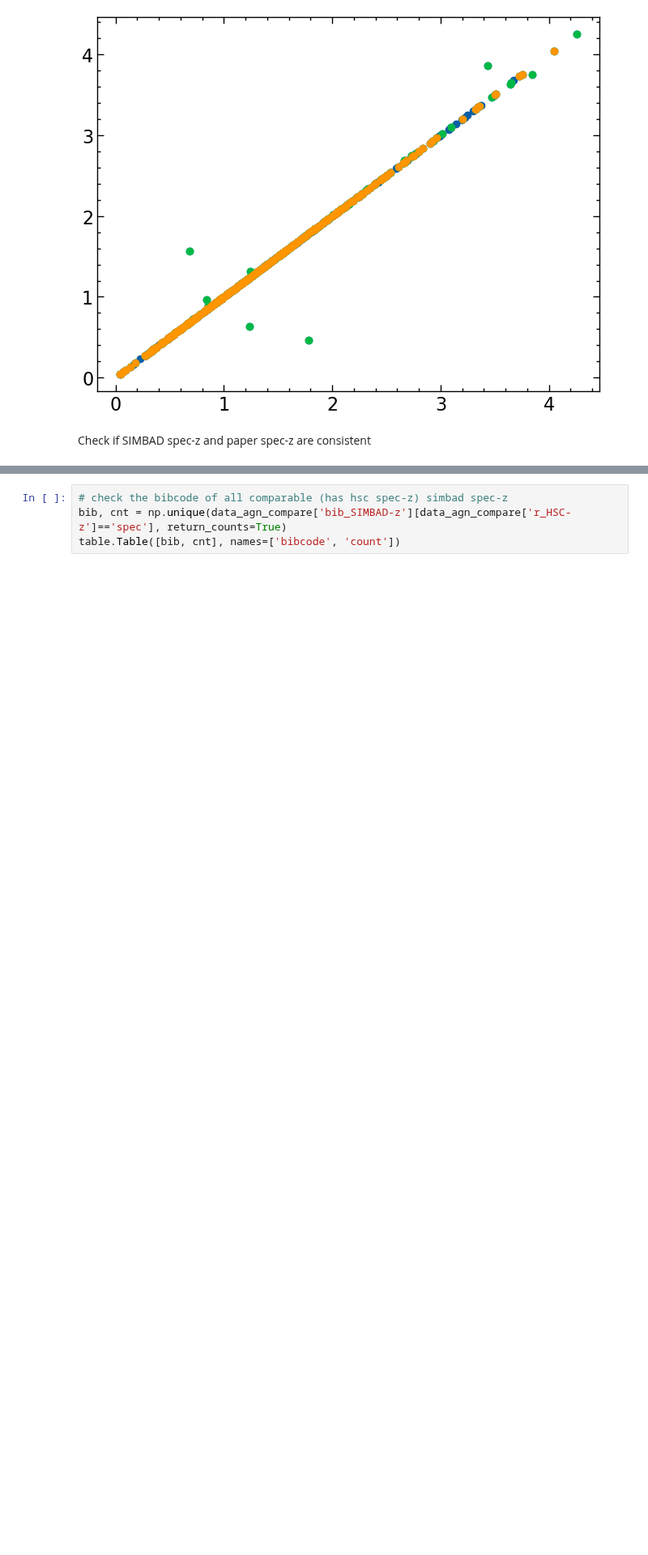
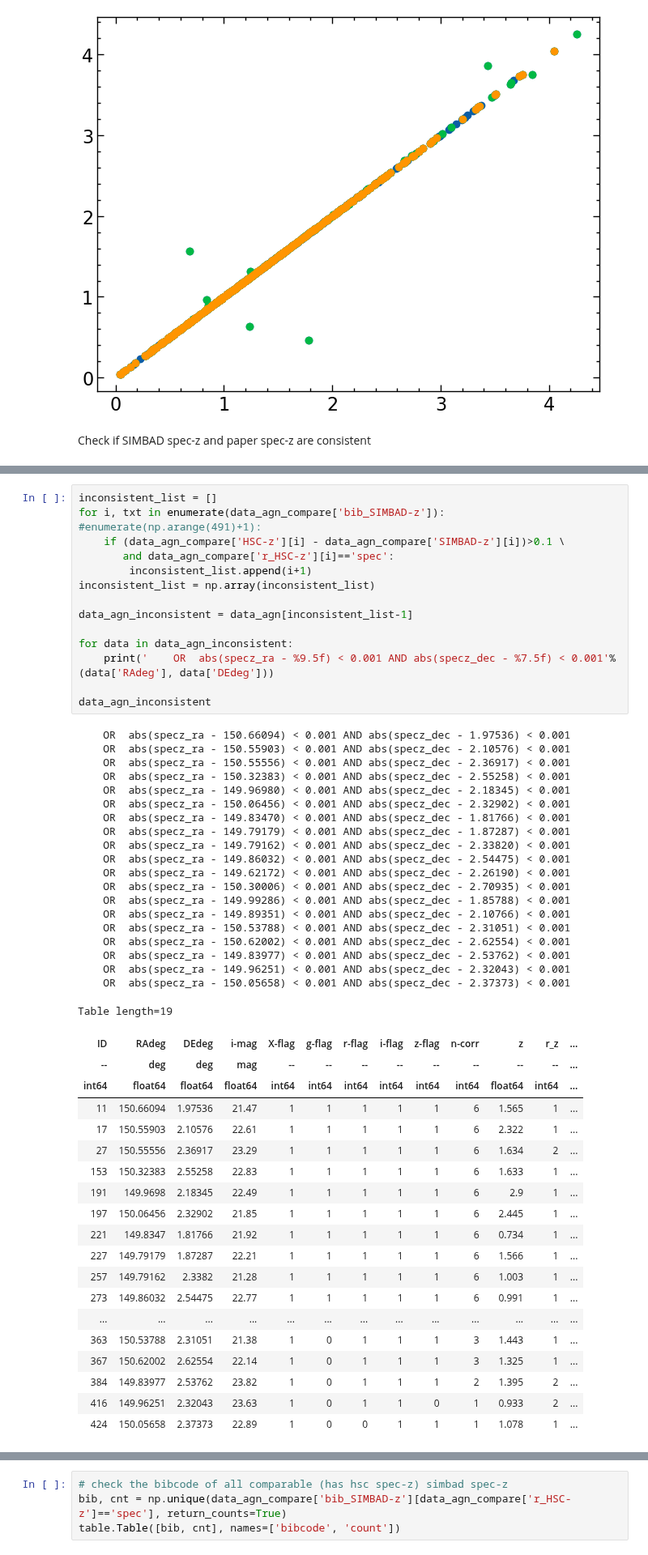
Before and after one commit to Chisen-Lupus/dwarf_agn_cosmos, a Jupyter notebook: hsc-ssp_specz.ipynb, the cells around one changed output, grey strips where cells are left out. Shown at 81% size. Drawn from its saved outputs; the diff is of its cells as text; blank space fills up the shorter version.

```diff
--- a/hsc-ssp_specz.ipynb
+++ b/hsc-ssp_specz.ipynb
@@ -229,0 +230,54 @@ plt.show()
+# %%
+inconsistent_list = []
+for i, txt in enumerate(data_agn_compare['bib_SIMBAD-z']): #enumerate(np.arange(491)+1):
+    if (data_agn_compare['HSC-z'][i] - data_agn_compare['SIMBAD-z'][i])>0.1 \
+       and data_agn_compare['r_HSC-z'][i]=='spec':
+        inconsistent_list.append(i+1)
+inconsistent_list = np.array(inconsistent_list)
+
+data_agn_inconsistent = data_agn[inconsistent_list-1]
+
+for data in data_agn_inconsistent:
+    print('    OR  abs(specz_ra - %9.5f) < 0.001 AND abs(specz_dec - %7.5f) < 0.001'%(data['RAdeg'], data['DEdeg']))
+
+data_agn_inconsistent
+# %% [output]
+    OR  abs(specz_ra - 150.66094) < 0.001 AND abs(specz_dec - 1.97536) < 0.001
+    OR  abs(specz_ra - 150.55903) < 0.001 AND abs(specz_dec - 2.10576) < 0.001
+    OR  abs(specz_ra - 150.55556) < 0.001 AND abs(specz_dec - 2.36917) < 0.001
+    OR  abs(specz_ra - 150.32383) < 0.001 AND abs(specz_dec - 2.55258) < 0.001
+    OR  abs(specz_ra - 149.96980) < 0.001 AND abs(specz_dec - 2.18345) < 0.001
+    OR  abs(specz_ra - 150.06456) < 0.001 AND abs(specz_dec - 2.32902) < 0.001
+    OR  abs(specz_ra - 149.83470) < 0.001 AND abs(specz_dec - 1.81766) < 0.001
+    OR  abs(specz_ra - 149.79179) < 0.001 AND abs(specz_dec - 1.87287) < 0.001
+    OR  abs(specz_ra - 149.79162) < 0.001 AND abs(specz_dec - 2.33820) < 0.001
+    OR  abs(specz_ra - 149.86032) < 0.001 AND abs(specz_dec - 2.54475) < 0.001
+    OR  abs(specz_ra - 149.62172) < 0.001 AND abs(specz_dec - 2.26190) < 0.001
+    OR  abs(specz_ra - 150.30006) < 0.001 AND abs(specz_dec - 2.70935) < 0.001
+    OR  abs(specz_ra - 149.99286) < 0.001 AND abs(specz_dec - 1.85788) < 0.001
+    OR  abs(specz_ra - 149.89351) < 0.001 AND abs(specz_dec - 2.10766) < 0.001
+    OR  abs(specz_ra - 150.53788) < 0.001 AND abs(specz_dec - 2.31051) < 0.001
+    OR  abs(specz_ra - 150.62002) < 0.001 AND abs(specz_dec - 2.62554) < 0.001
+    OR  abs(specz_ra - 149.83977) < 0.001 AND abs(specz_dec - 2.53762) < 0.001
+    OR  abs(specz_ra - 149.96251) < 0.001 AND abs(specz_dec - 2.32043) < 0.001
+    OR  abs(specz_ra - 150.05658) < 0.001 AND abs(specz_dec - 2.37373) < 0.001
+Table length=19
+| ID | RAdeg | DEdeg | i-mag | X-flag | g-flag | r-flag | i-flag | z-flag | n-corr | z | r_z | ... |
+| -- | deg | deg | mag | -- | -- | -- | -- | -- | -- | -- | -- | ... |
+| int64 | float64 | float64 | float64 | int64 | int64 | int64 | int64 | int64 | int64 | float64 | int64 | ... |
+| 11 | 150.66094 | 1.97536 | 21.47 | 1 | 1 | 1 | 1 | 1 | 6 | 1.565 | 1 | ... |
+| 17 | 150.55903 | 2.10576 | 22.61 | 1 | 1 | 1 | 1 | 1 | 6 | 2.322 | 1 | ... |
+| 27 | 150.55556 | 2.36917 | 23.29 | 1 | 1 | 1 | 1 | 1 | 6 | 1.634 | 2 | ... |
+| 153 | 150.32383 | 2.55258 | 22.83 | 1 | 1 | 1 | 1 | 1 | 6 | 1.633 | 1 | ... |
+| 191 | 149.9698 | 2.18345 | 22.49 | 1 | 1 | 1 | 1 | 1 | 6 | 2.9 | 1 | ... |
+| 197 | 150.06456 | 2.32902 | 21.85 | 1 | 1 | 1 | 1 | 1 | 6 | 2.445 | 1 | ... |
+| 221 | 149.8347 | 1.81766 | 21.92 | 1 | 1 | 1 | 1 | 1 | 6 | 0.734 | 1 | ... |
+| 227 | 149.79179 | 1.87287 | 22.21 | 1 | 1 | 1 | 1 | 1 | 6 | 1.566 | 1 | ... |
+| 257 | 149.79162 | 2.3382 | 21.28 | 1 | 1 | 1 | 1 | 1 | 6 | 1.003 | 1 | ... |
+| 273 | 149.86032 | 2.54475 | 22.77 | 1 | 1 | 1 | 1 | 1 | 6 | 0.991 | 1 | ... |
+| ... | ... | ... | ... | ... | ... | ... | ... | ... | ... | ... | ... | ... |
+| 363 | 150.53788 | 2.31051 | 21.38 | 1 | 0 | 1 | 1 | 1 | 3 | 1.443 | 1 | ... |
+| 367 | 150.62002 | 2.62554 | 22.14 | 1 | 0 | 1 | 1 | 1 | 3 | 1.325 | 1 | ... |
+| 384 | 149.83977 | 2.53762 | 23.82 | 1 | 0 | 1 | 1 | 1 | 2 | 1.395 | 2 | ... |
+| 416 | 149.96251 | 2.32043 | 23.63 | 1 | 0 | 1 | 1 | 0 | 1 | 0.933 | 2 | ... |
+| 424 | 150.05658 | 2.37373 | 22.89 | 1 | 0 | 0 | 1 | 1 | 1 | 1.078 | 1 | ... |
```
Also changed, not shown: parts of 3 cells of this notebook.
